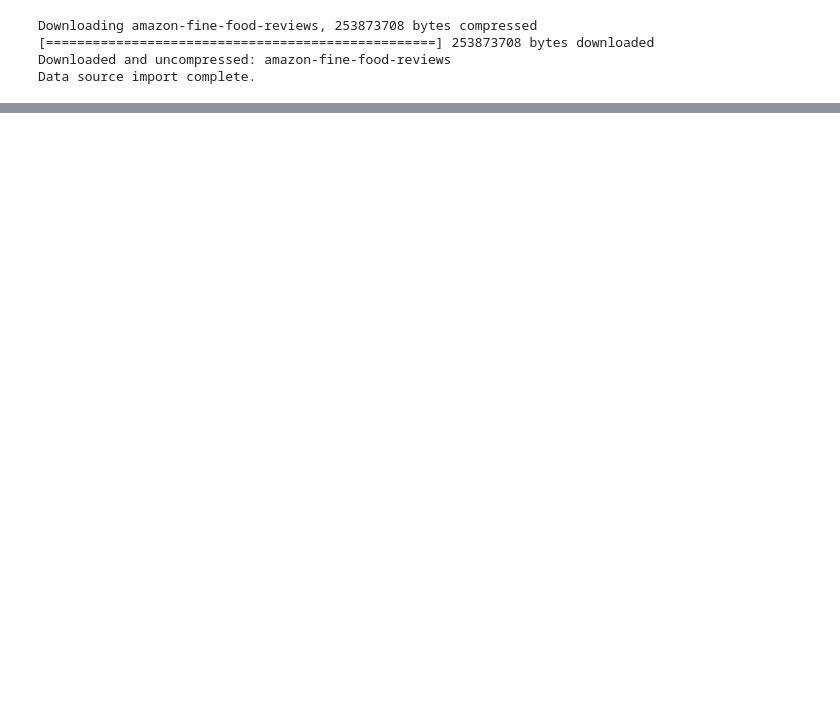
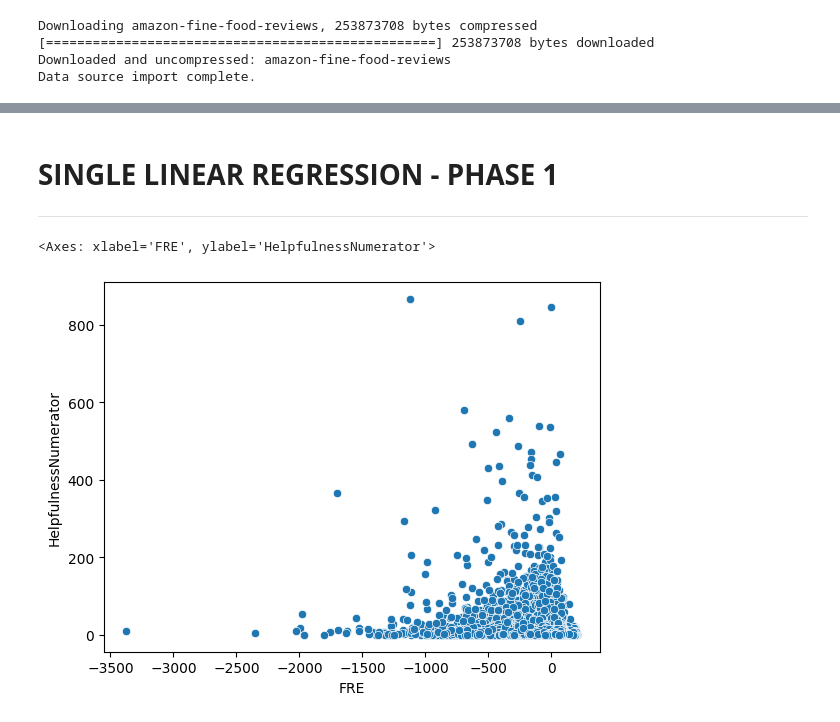
Before and after one commit to gkbrasselle/DS4002Project1, a Jupyter notebook: Project_1.ipynb, the cells around one changed output, grey strips where cells are left out. Cells and saved outputs as stored; diff of their text form; code cells hidden in the pictures; blank space fills up the shorter version.

```diff
--- a/Project_1.ipynb
+++ b/Project_1.ipynb
@@ -204,0 +277,16 @@ filtered_df.to_csv('cleaned.csv')
+# %%
+# this function parses a piece of text and returns the Flesch-Kincaid Reading Ease Score
+def readability_calculation(text):
+      results = readability.getmeasures(text, lang = "en")
+      FRE = results['readability grades']['FleschReadingEase']
+      return FRE
+# %%
+# This applies the readability calculation to the "Text" column of the dataframe
+# stores the resulting score in a new Column
+
+# This chunk of code takes around 3-4 minutes to run
+
+
+df["FRE"] = df["Text"].apply(readability_calculation)
+df['FRE']=pd.to_numeric(df['FRE'])
+df.head()
@@ -204,0 +300,16 @@ filtered_df.to_csv('cleaned.csv')
+# %% [markdown]
+# **SINGLE LINEAR REGRESSION - PHASE 1**
+
+---
+# %%
+#store a cleaned copy as df0
+df0 = df
+# %%
+# reset df to the previous cleaned version
+df = df0
+# %%
+# Visualize the current spread of the data
+sns.scatterplot(data=df,y='HelpfulnessNumerator',x='FRE')
+# %% [output]
+<Axes: xlabel='FRE', ylabel='HelpfulnessNumerator'>
+[figure, added]
```
Also changed, not shown: parts of 42 cells of this notebook.
